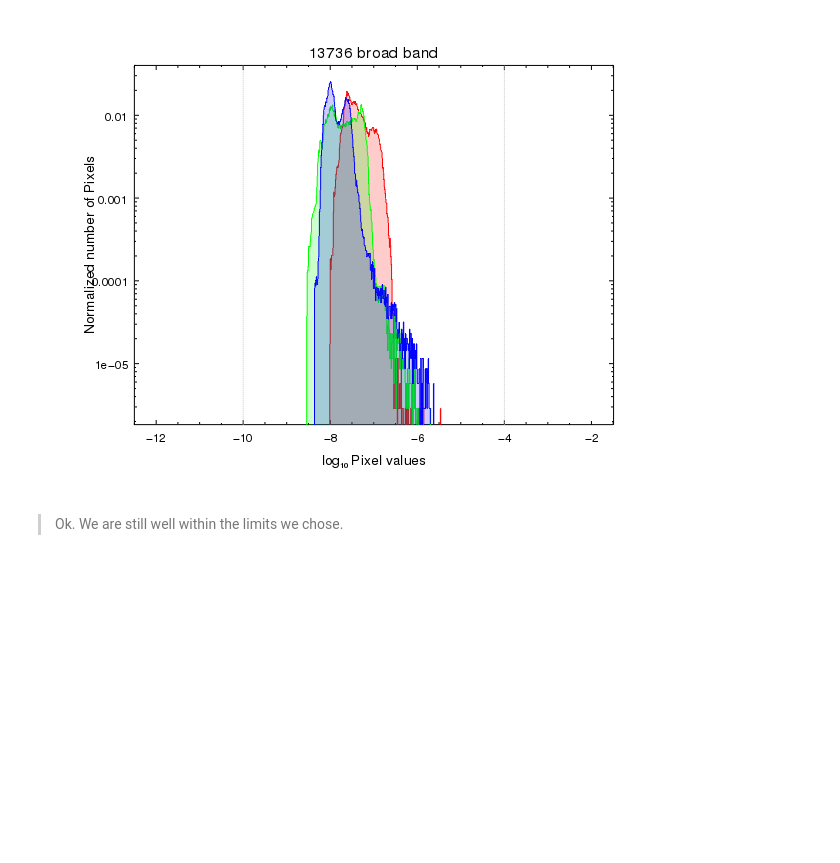
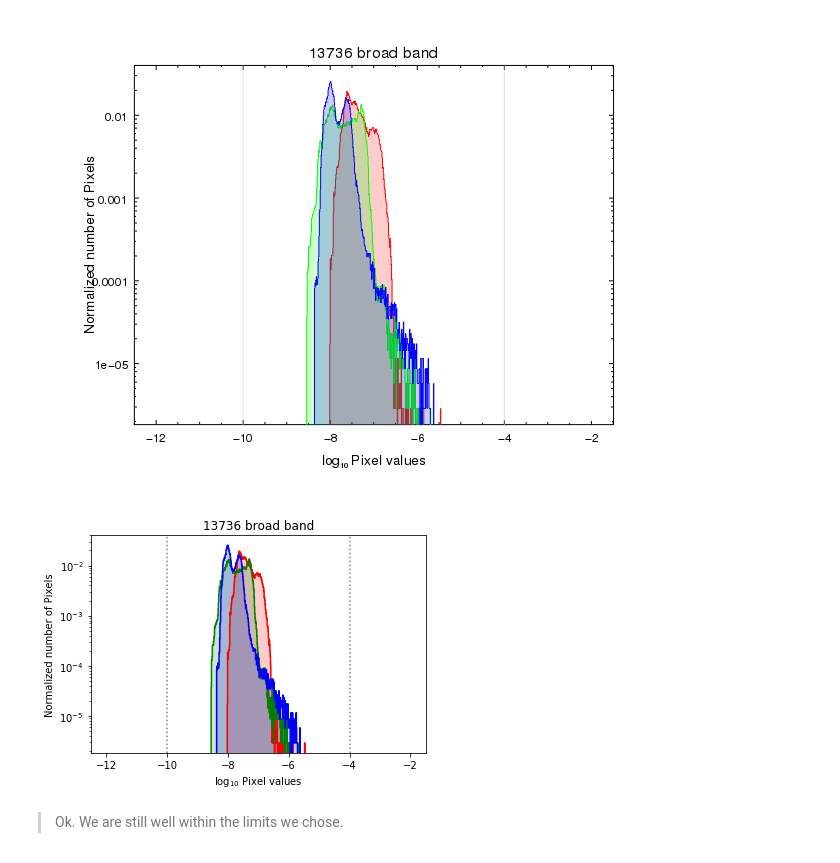
Before and after one commit to kglotfelty/ciao_notebooks, a Jupyter notebook: PrettyPictureProcessingSteps.ipynb, the cells around one changed output. Cells and saved outputs as stored; diff of their text form; code cells hidden in the pictures; blank space fills up the shorter version.

Commit message:
update for matplotlib

```diff
--- a/PrettyPictureProcessingSteps.ipynb
+++ b/PrettyPictureProcessingSteps.ipynb
@@ -605,6 +617,28 @@ my_print("chips_02.png")
 [figure]
 # %%
 clear()
+# %%
+## Now in matplotlib
+
+for band,clr in zip(["soft","medium","hard"],["red","green","blue"]):
+    outfile=obi+"/{}_flux.hist".format(band)
+    hist = read_file(outfile)
+    xl = hist.get_column("bin_low").values
+    xh = hist.get_column("bin_high").values
+    y = hist.get_column("normalized_counts").values
+
+    p = plt.plot(xl,y, drawstyle="steps-pre",color=clr)
+    plt.fill_between(xl,y,alpha=0.2,color=clr)
+
+plt.yscale('log')
+plt.axvline(x=logmin, color='grey', linestyle=':')
+plt.axvline(x=logmax, color='grey', linestyle=':')
+plt.ylabel("Normalized number of Pixels")
+plt.xlabel(r"$\log_{10}$ Pixel values")
+plt.title(obi+" broad band")
+pass
+# %% [output]
+[figure, added]
 # %% [markdown]
 > Ok.  We are still well within the limits we chose.
 # %% [markdown]
```
Also changed, not shown: parts of 4 cells of this notebook.
